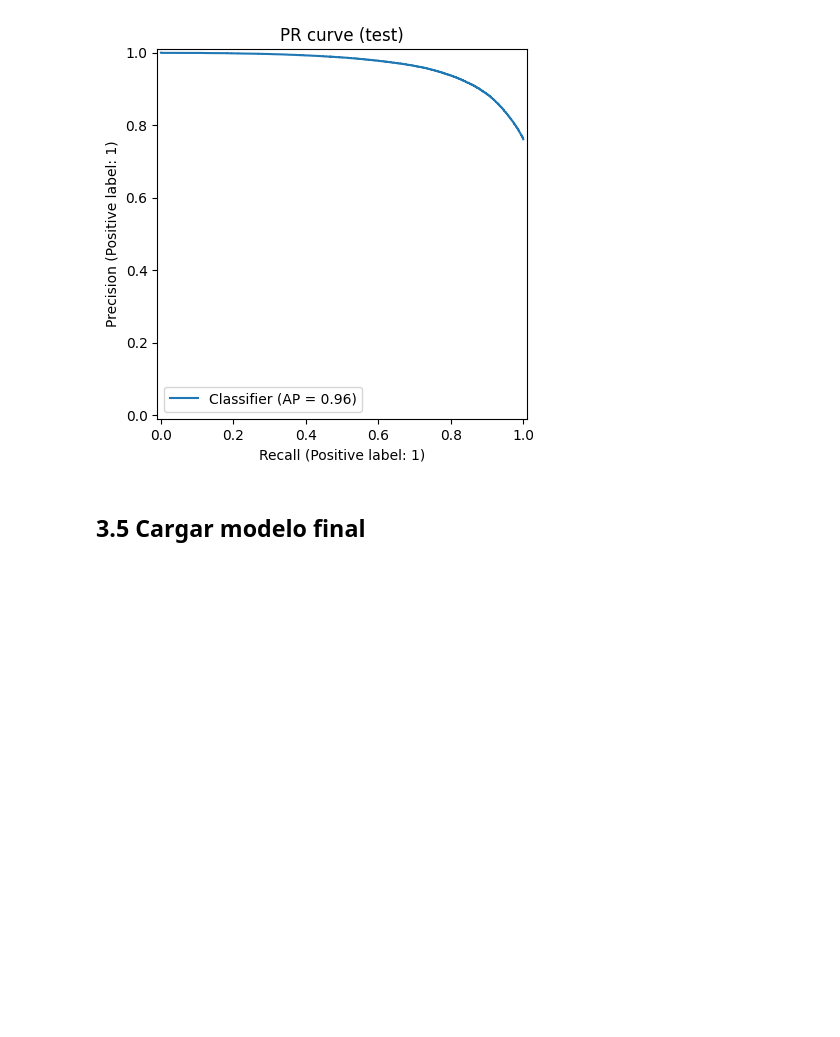
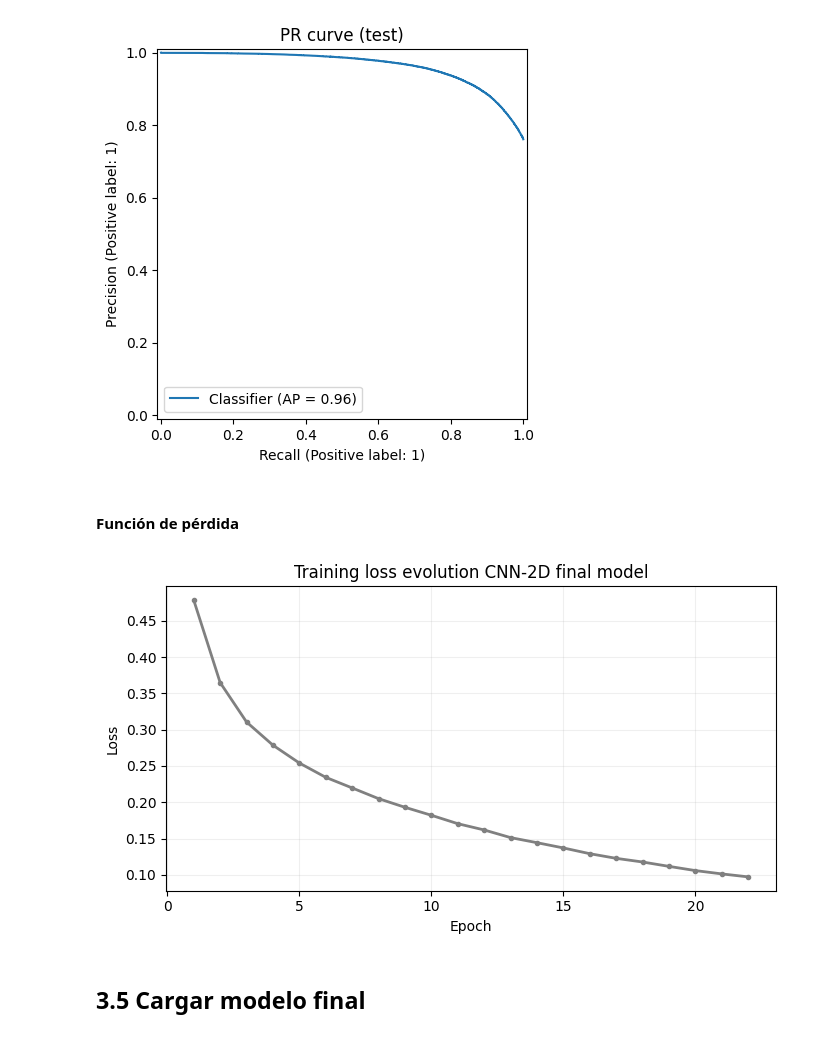
Before and after one commit to johnma96/thesis, a Jupyter notebook: notebooks/305-jmmz-dl-binary-modeling.ipynb, the cells around one changed output. Saved outputs shown, nothing was run; the diff lists cells and outputs as text; code cells hidden in the pictures; blank space fills up the shorter version.

```diff
--- a/notebooks/305-jmmz-dl-binary-modeling.ipynb
+++ b/notebooks/305-jmmz-dl-binary-modeling.ipynb
@@ -4304,6 +4330,35 @@ Early stopping!
 [figure]
 [figure]
 [figure]
+# %% [markdown]
+#### Función de pérdida
+# %%
+import pandas as pd
+import matplotlib.pyplot as plt
+
+csv_path = "../data/processed/train_loss_cnn2d.csv"  # ajusta la ruta según tu caso
+
+df = pd.read_csv(csv_path, sep=";")
+
+plt.figure(figsize=(7, 4))
+
+plt.plot(
+    df["step"],
+    df["value"],
+    marker=".",
+    linewidth=2,
+    color="gray"
+)
+
+plt.xlabel("Epoch")
+plt.ylabel("Loss")
+plt.title("Training loss evolution CNN-2D final model")
+plt.grid(True, alpha=0.2)
+
+plt.tight_layout()
+plt.show()
+# %% [output]
+[figure, added]
 # %% [markdown]
 ## 3.5 Cargar modelo final
 # %% [markdown]
```
Also changed, not shown: parts of 4 cells of this notebook, 1 other file.
